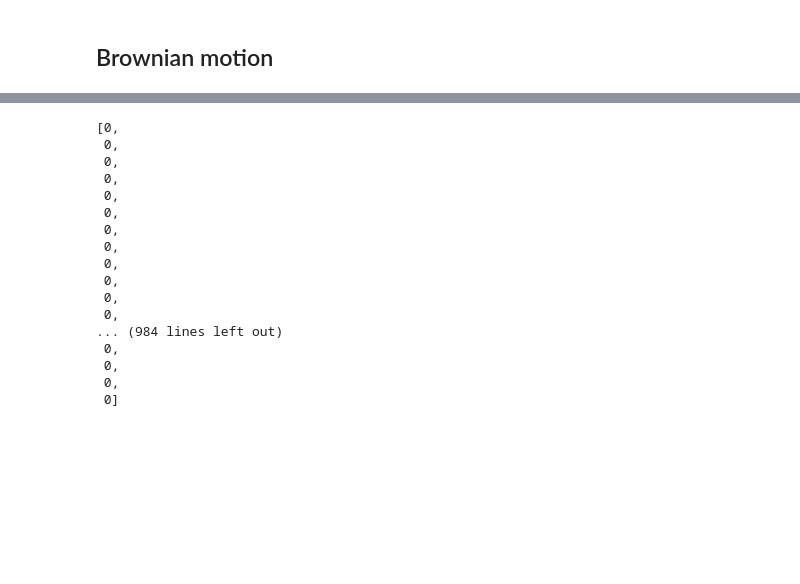
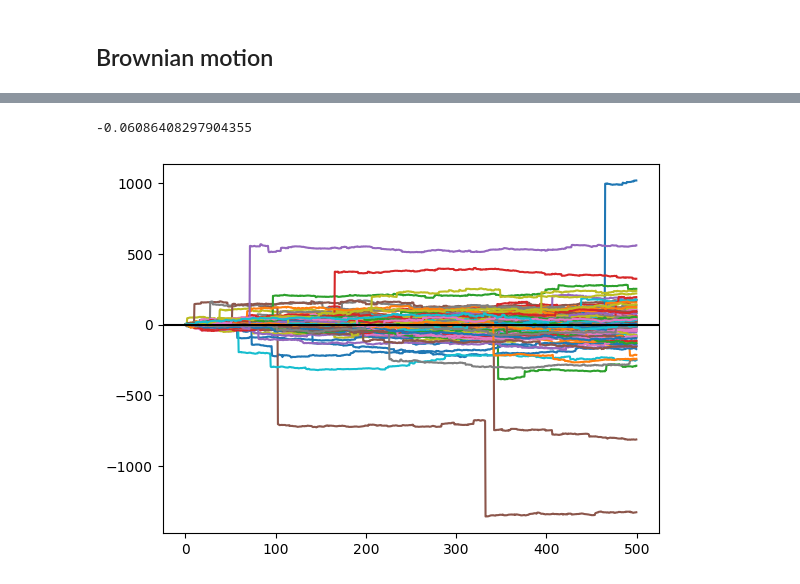
Before and after one commit to KohutMaria/CSOSP, a Jupyter notebook: CSOSP_7.ipynb, the cells around one changed output, grey strips where cells are left out. Drawn from its saved outputs; the diff is of its cells as text; code cells hidden in the pictures; blank space fills up the shorter version.

```diff
--- a/CSOSP_7.ipynb
+++ b/CSOSP_7.ipynb
@@ -61,20 +77,20 @@ plt.plot(t, X)
-# %%
-t
-# %% [output]
-[0,
- 0,
- 0,
- 0,
- 0,
- 0,
- 0,
- 0,
- 0,
- 0,
- 0,
- 0,
-... (984 lines left out)
- 0,
- 0,
- 0,
- 0]
+# %%
+X_st[1]
+# %% [output]
+-0.06086408297904355
+# %%
+N = 100
+X_st = []
+alpha = 1.5
+beta = 0
+gamma = delta**(1/alpha)
+delt = 0
+for i in range(N):
+    Z_st = stable(alpha, beta, gamma, delt, n)
+    X_st.append(simulate_process(Z_st, n, delta))
+t_st = [k * delta for k in range(n)]
+plt.plot(t_st, np.transpose(X_st))
+plt.axhline(0, color = 'black')
+plt.show()
+# %% [output]
+[figure, added]
```
Also changed, not shown: parts of 8 cells of this notebook.
